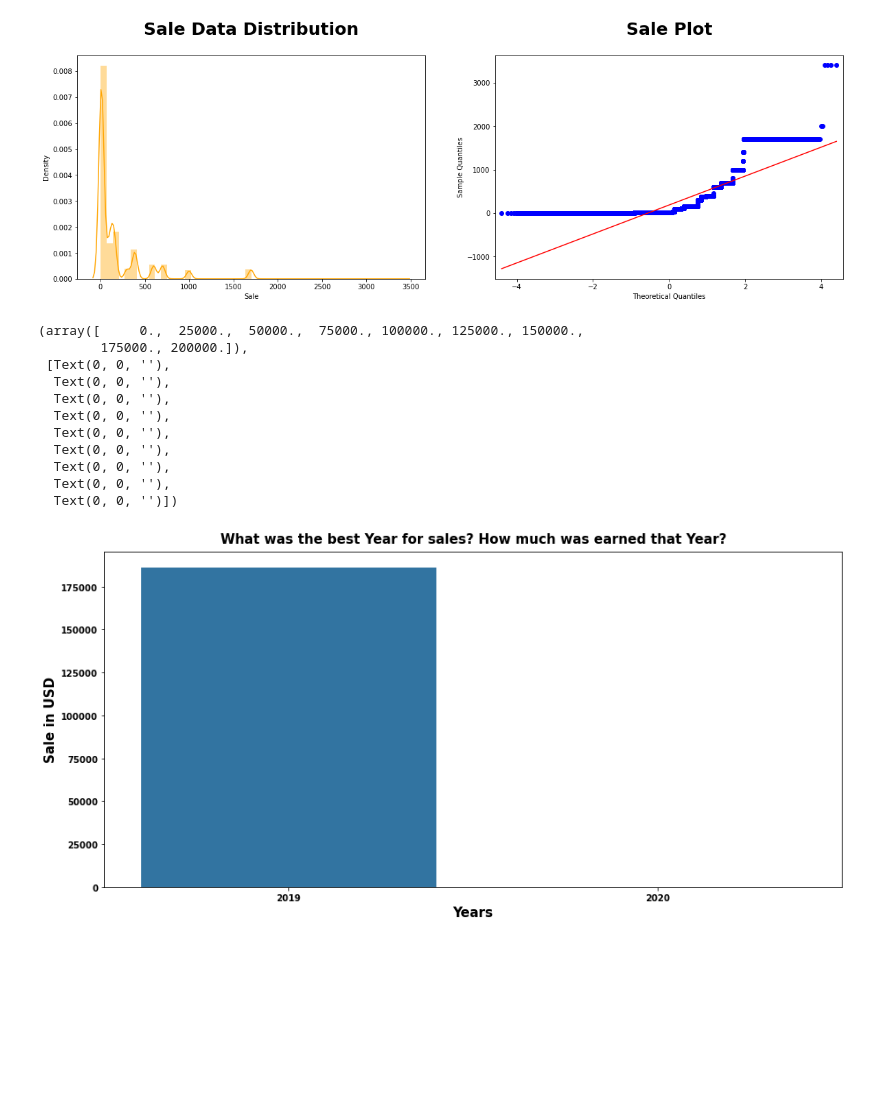
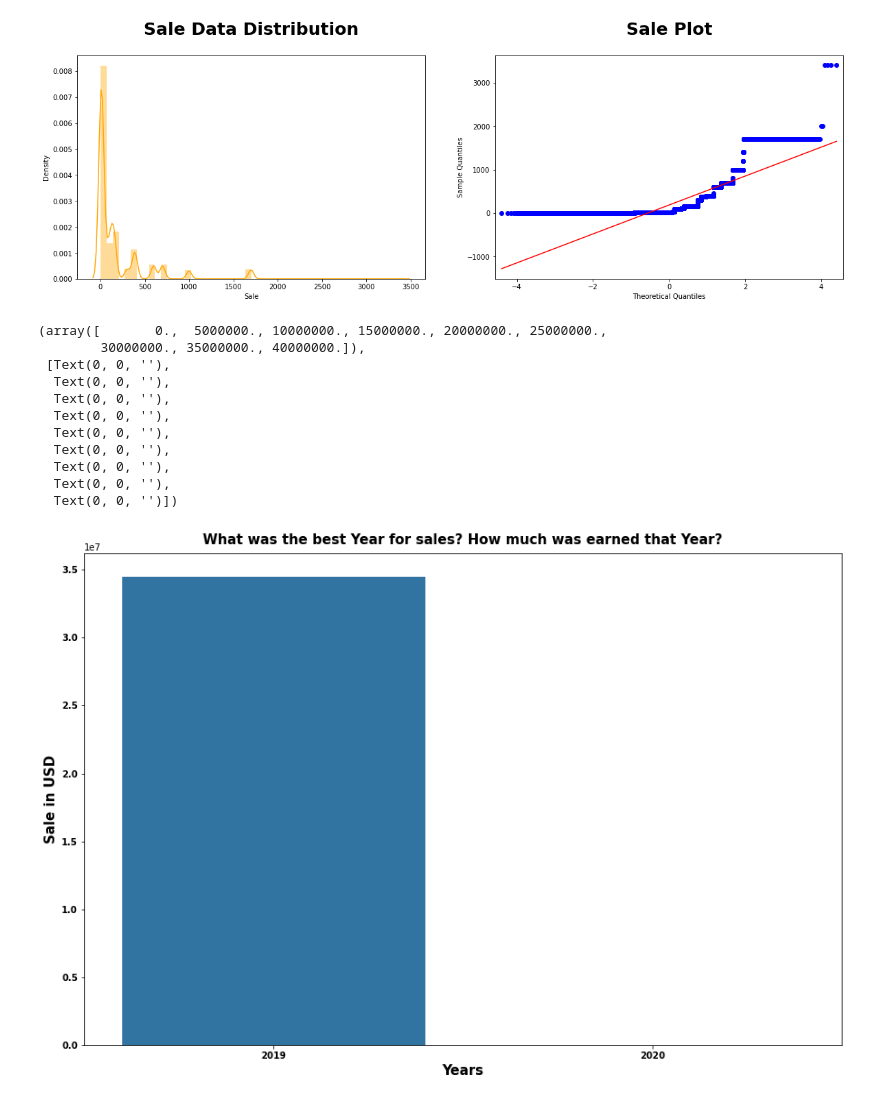
Before and after one commit to ANH2510/Sales_2019_Report, a Jupyter notebook: forcasting.ipynb, the cells around one changed output. Saved outputs shown, nothing was run; the diff lists cells and outputs as text; code cells hidden in the pictures; blank space fills up the shorter version.

```diff
--- a/forcasting.ipynb
+++ b/forcasting.ipynb
@@ -196,24 +192,24 @@ univariate_analysis(data=all_data['Sale'],color='Orange',title1='Sale Data Distr
 [figure]
 # %%
 #Best year for sale
-plt.figure(figsize = (15,7))
-sns.countplot(x='Year',data=all_data)
-
+sale_by_year = all_data.groupby('Year').sum()
+plt.figure(figsize = (15,10))
+sns.barplot(x=sale_by_year.index, y=sale_by_year['Sale'], data = sale_by_year)
 plt.title("What was the best Year for sales? How much was earned that Year?", weight="bold", fontsize=15,pad=10)
 plt.xlabel('Years', weight = 'bold', fontsize = 15)
 plt.xticks(weight = 'bold', fontsize = 10)
 plt.ylabel('Sale in USD', weight ='bold', fontsize=15)
 plt.yticks(weight ='bold', fontsize=10)
 # %% [output]
-(array([     0.,  25000.,  50000.,  75000., 100000., 125000., 150000.,
-        175000., 200000.]),
+(array([       0.,  5000000., 10000000., 15000000., 20000000., 25000000.,
+        30000000., 35000000., 40000000.]),
  [Text(0, 0, ''),
   Text(0, 0, ''),
   Text(0, 0, ''),
   Text(0, 0, ''),
   Text(0, 0, ''),
   Text(0, 0, ''),
   Text(0, 0, ''),
   Text(0, 0, ''),
   Text(0, 0, '')])
-[figure, old version]
+[figure, new version]
```
Also changed, not shown: parts of 10 cells of this notebook.
